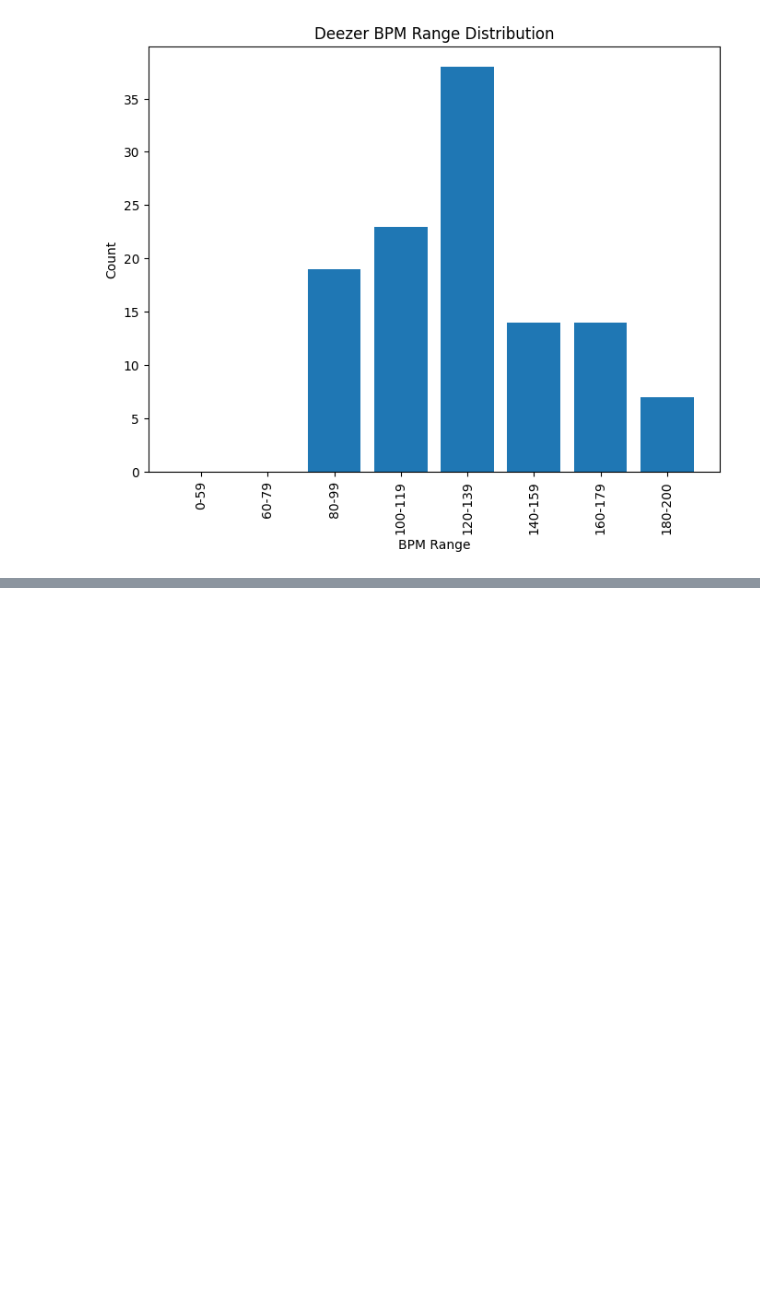
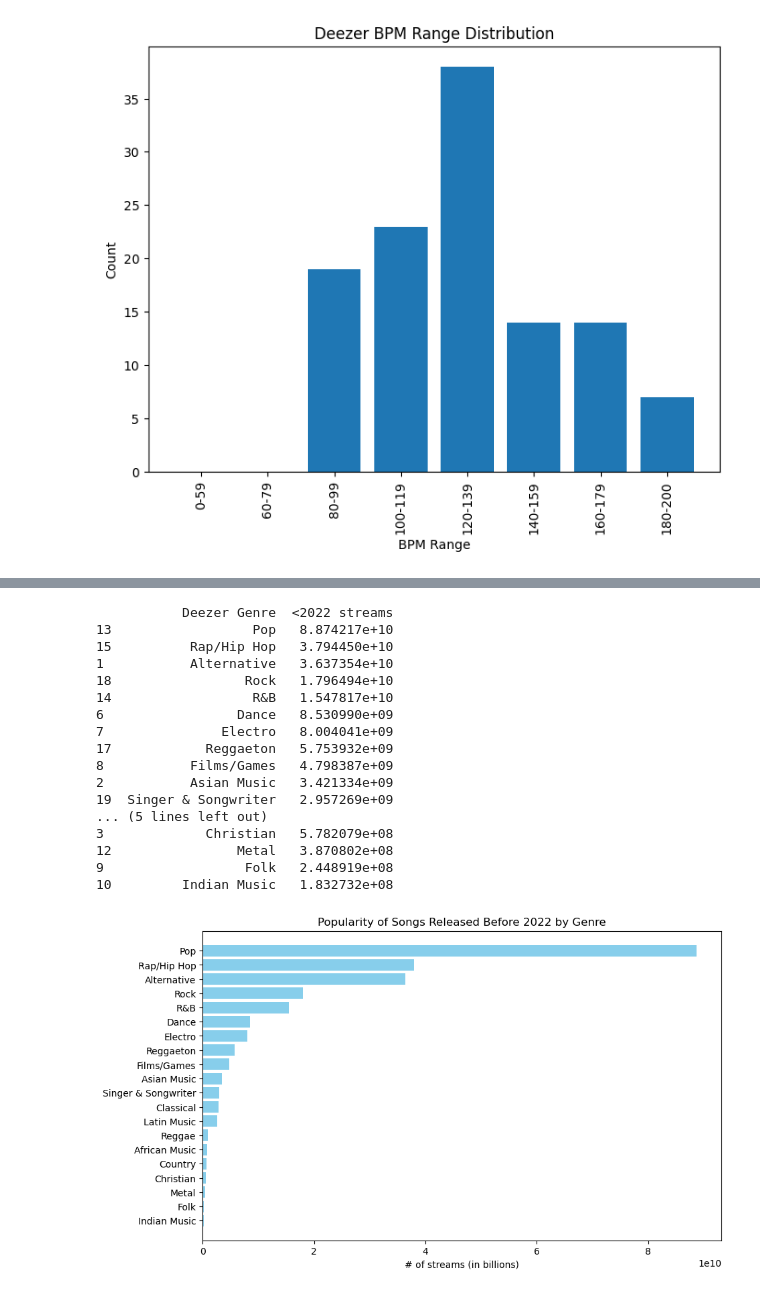
Before and after one commit to alaa-aleryani/Project_1, a Jupyter notebook: music.ipynb, the cells around one changed output, grey strips where cells are left out. Cells and saved outputs as stored; diff of their text form; code cells hidden in the pictures; blank space fills up the shorter version.

```diff
--- a/music.ipynb
+++ b/music.ipynb
@@ -478,0 +660,37 @@ plt.show()
+# %%
+#plot <2022 songs by genre & streams:
+genrepopularprior_df = music_prior_df[["Deezer Genre", "streams"]]
+genrepopularprior_df = genrepopularprior_df.dropna(how='any')
+groupedgenreprior = genrepopularprior_df.groupby("Deezer Genre", as_index=False).sum()
+groupedgenreprior = groupedgenreprior.sort_values("streams", ascending=False)
+groupedgenreprior = groupedgenreprior.rename(columns={"streams": "<2022 streams"})
+#groupedgenreprior = groupedgenreprior.set_index("Deezer Genre")
+print(groupedgenreprior)
+
+plt.figure(figsize=(10, 6))
+plt.barh(groupedgenreprior['Deezer Genre'], groupedgenreprior['<2022 streams'], color='skyblue')
+plt.xlabel('# of streams (in billions)')
+plt.title('Popularity of Songs Released Before 2022 by Genre')
+# Invert y-axis for better readability
+plt.gca().invert_yaxis()
+plt.savefig("output/Popularity of Songs Released Before 2022 by Genre.png")
+plt.show()
+# %% [output]
+           Deezer Genre  <2022 streams
+13                  Pop   8.874217e+10
+15          Rap/Hip Hop   3.794450e+10
+1           Alternative   3.637354e+10
+18                 Rock   1.796494e+10
+14                  R&B   1.547817e+10
+6                 Dance   8.530990e+09
+7               Electro   8.004041e+09
+17            Reggaeton   5.753932e+09
+8           Films/Games   4.798387e+09
+2           Asian Music   3.421334e+09
+19  Singer & Songwriter   2.957269e+09
+... (5 lines left out)
+3             Christian   5.782079e+08
+12                Metal   3.870802e+08
+9                  Folk   2.448919e+08
+10         Indian Music   1.832732e+08
+[figure, added]
```
Also changed, not shown: parts of 22 cells of this notebook.
